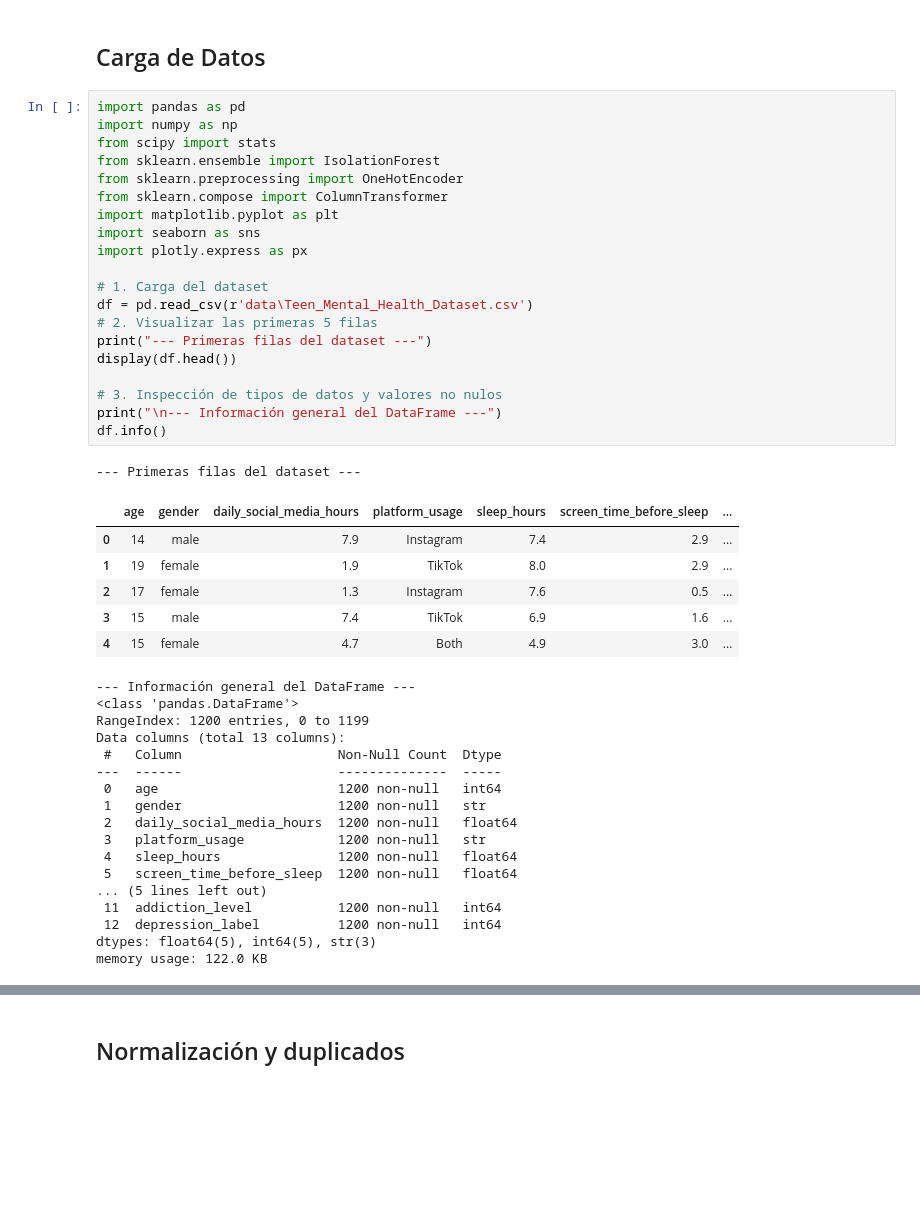
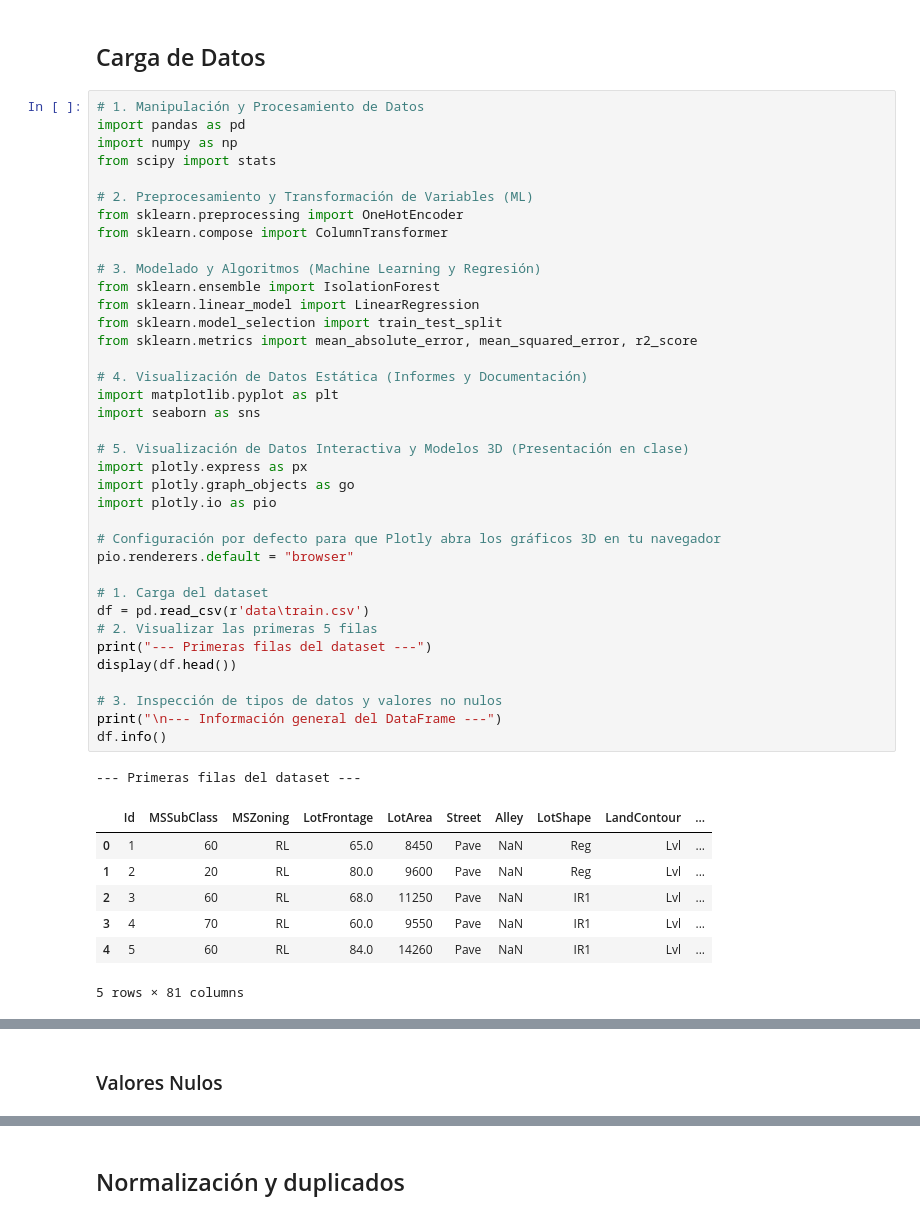
Before and after one commit to Bootcamp-DA-P2/proyecto7-regression-grupo5, a Jupyter notebook: 3.ipynb, the cells around one changed output, grey strips where cells are left out. Drawn from its saved outputs; the diff is of its cells as text; blank space fills up the shorter version.

```diff
--- a/3.ipynb
+++ b/3.ipynb
@@ -3,47 +3,48 @@
 # %% [markdown]
 ## Carga de Datos
 # %%
+# 1. Manipulación y Procesamiento de Datos
 import pandas as pd
 import numpy as np
 from scipy import stats
-from sklearn.ensemble import IsolationForest
+
+# 2. Preprocesamiento y Transformación de Variables (ML)
 from sklearn.preprocessing import OneHotEncoder
 from sklearn.compose import ColumnTransformer
+
+# 3. Modelado y Algoritmos (Machine Learning y Regresión)
+from sklearn.ensemble import IsolationForest
+from sklearn.linear_model import LinearRegression
+from sklearn.model_selection import train_test_split
+from sklearn.metrics import mean_absolute_error, mean_squared_error, r2_score
+
+# 4. Visualización de Datos Estática (Informes y Documentación)
 import matplotlib.pyplot as plt
 import seaborn as sns
+
+# 5. Visualización de Datos Interactiva y Modelos 3D (Presentación en clase)
 import plotly.express as px
+import plotly.graph_objects as go
+import plotly.io as pio
+
+# Configuración por defecto para que Plotly abra los gráficos 3D en tu navegador
+pio.renderers.default = "browser"
 
 # 1. Carga del dataset
-df = pd.read_csv(r'data\Teen_Mental_Health_Dataset.csv')
+df = pd.read_csv(r'data\train.csv')
 # 2. Visualizar las primeras 5 filas
 print("--- Primeras filas del dataset ---")
 display(df.head())
 
 # 3. Inspección de tipos de datos y valores no nulos
 print("\n--- Información general del DataFrame ---")
 df.info()
 # %% [output]
 --- Primeras filas del dataset ---
-|  | age | gender | daily_social_media_hours | platform_usage | sleep_hours | screen_time_before_sleep | ... |
-| 0 | 14 | male | 7.9 | Instagram | 7.4 | 2.9 | ... |
-| 1 | 19 | female | 1.9 | TikTok | 8.0 | 2.9 | ... |
-| 2 | 17 | female | 1.3 | Instagram | 7.6 | 0.5 | ... |
-| 3 | 15 | male | 7.4 | TikTok | 6.9 | 1.6 | ... |
-| 4 | 15 | female | 4.7 | Both | 4.9 | 3.0 | ... |
+|  | Id | MSSubClass | MSZoning | LotFrontage | LotArea | Street | Alley | LotShape | LandContour | ... |
+| 0 | 1 | 60 | RL | 65.0 | 8450 | Pave | NaN | Reg | Lvl | ... |
+| 1 | 2 | 20 | RL | 80.0 | 9600 | Pave | NaN | Reg | Lvl | ... |
+| 2 | 3 | 60 | RL | 68.0 | 11250 | Pave | NaN | IR1 | Lvl | ... |
+| 3 | 4 | 70 | RL | 60.0 | 9550 | Pave | NaN | IR1 | Lvl | ... |
+| 4 | 5 | 60 | RL | 84.0 | 14260 | Pave | NaN | IR1 | Lvl | ... |
---- Información general del DataFrame ---
-<class 'pandas.DataFrame'>
-RangeIndex: 1200 entries, 0 to 1199
-Data columns (total 13 columns):
- #   Column                    Non-Null Count  Dtype
----  ------                    --------------  -----
- 0   age                       1200 non-null   int64
- 1   gender                    1200 non-null   str
- 2   daily_social_media_hours  1200 non-null   float64
- 3   platform_usage            1200 non-null   str
- 4   sleep_hours               1200 non-null   float64
- 5   screen_time_before_sleep  1200 non-null   float64
-... (5 lines left out)
- 11  addiction_level           1200 non-null   int64
- 12  depression_label          1200 non-null   int64
-dtypes: float64(5), int64(5), str(3)
-memory usage: 122.0 KB
+5 rows × 81 columns
@@ -49,0 +68,2 @@ memory usage: 122.0 KB
+# %% [markdown]
+### Valores Nulos
```
Also changed, not shown: parts of 35 cells of this notebook, 5 other files.
